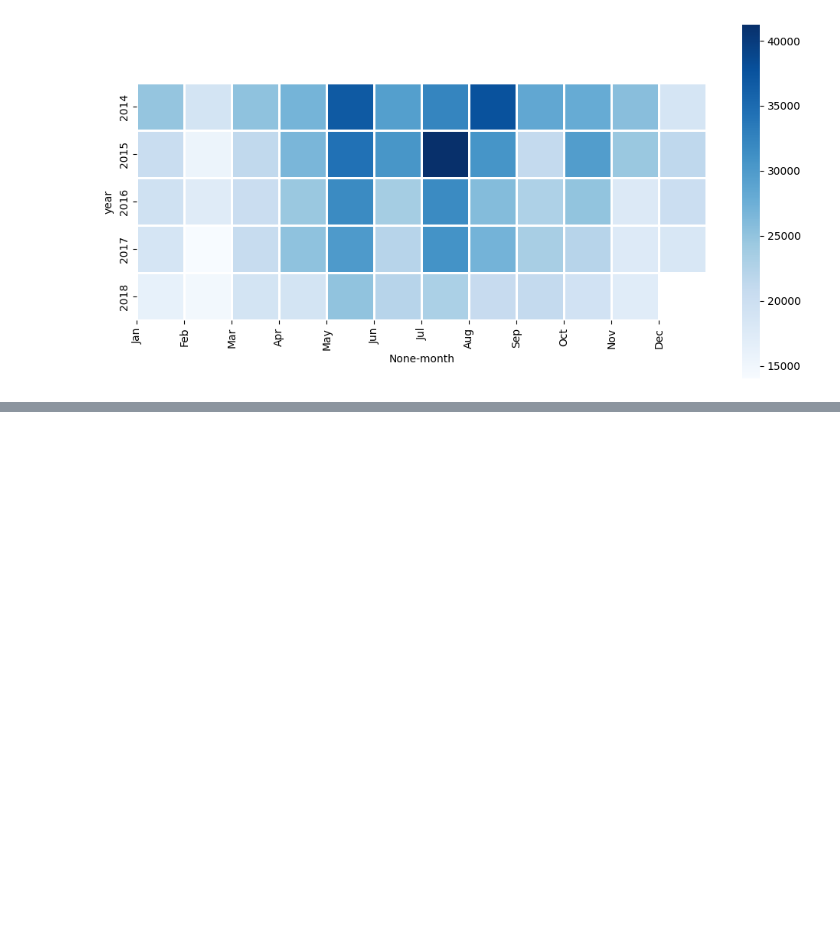
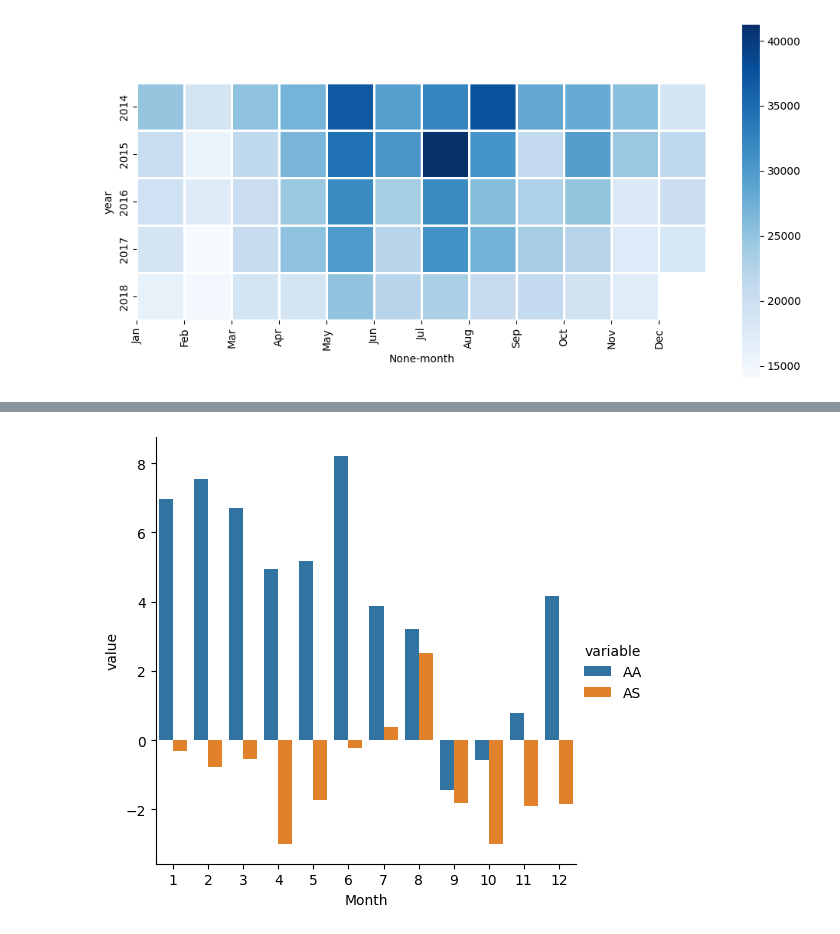
Before and after one commit to Shermukhammat/ZTM_Data_Science, a Jupyter notebook: visualization/7_heatmap.ipynb, the cells around one changed output, grey strips where cells are left out. Saved outputs shown, nothing was run; the diff lists cells and outputs as text; code cells hidden in the pictures; blank space fills up the shorter version.

```diff
--- a/visualization/7_heatmap.ipynb
+++ b/visualization/7_heatmap.ipynb
@@ -105,0 +161,7 @@ plt.show()
+# %%
+sns.catplot(data = pd.melt(df, id_vars = ['Month'], value_vars = ['AA', 'AS']),
+            kind = 'bar', x = 'Month', y = 'value', hue = 'variable')
+
+plt.show()
+# %% [output]
+[figure, added]
```
Also changed, not shown: parts of 12 cells of this notebook.
